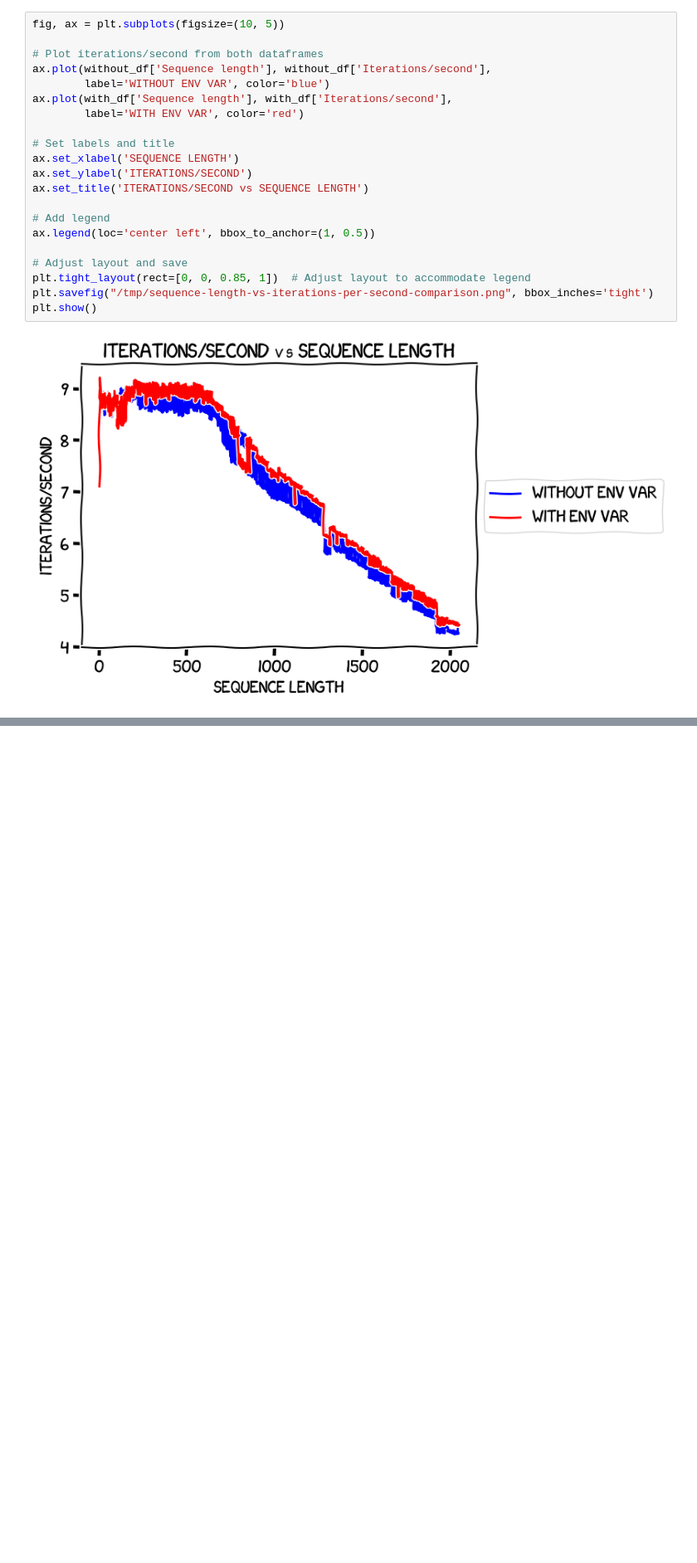
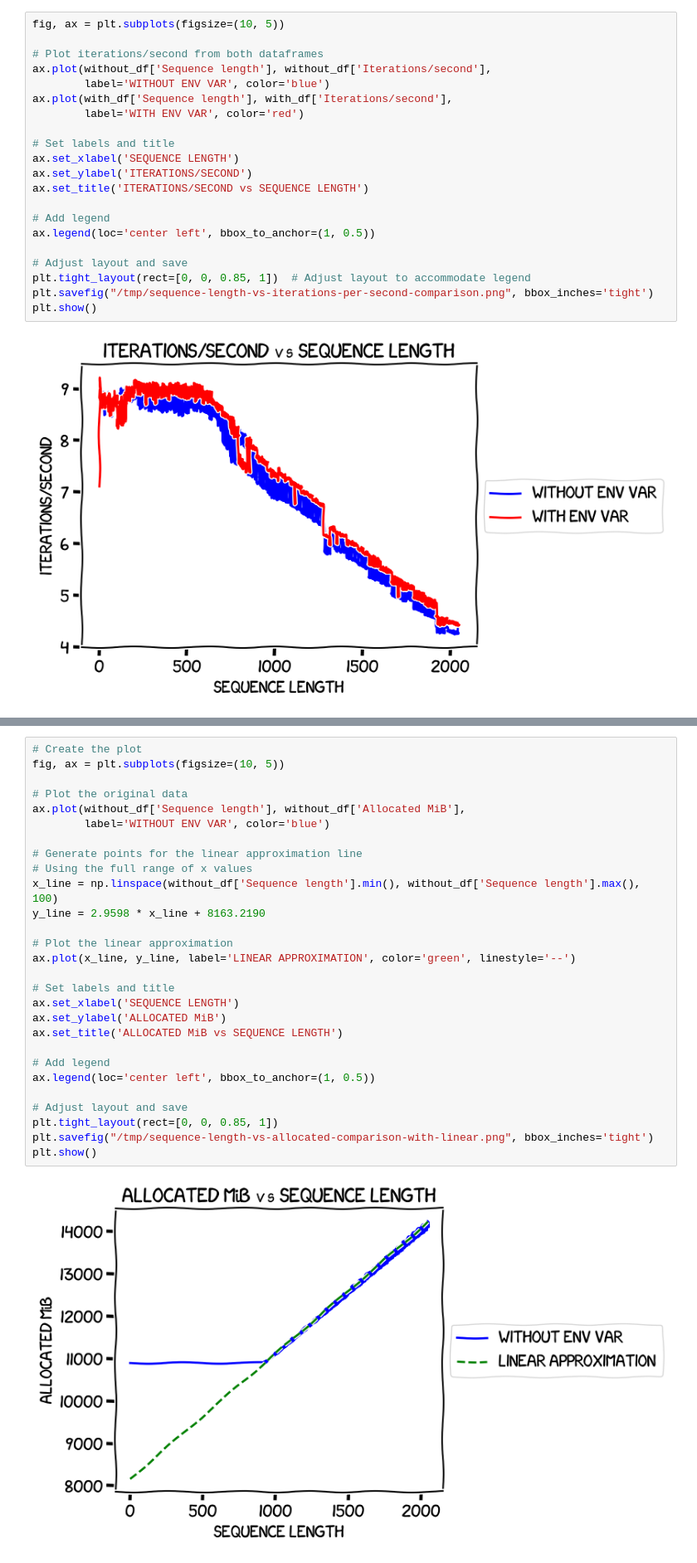
Before and after one commit to gpjt/fine-tune-2024-04, a Jupyter notebook: sequence-length-memory-modeling/charts.ipynb, the cells around one changed output, grey strips where cells are left out. Shown: that part at 83% size. Cells and saved outputs as stored; diff of their text form; blank space fills up the shorter version.

Commit message:
Updated charts

```diff
--- a/sequence-length-memory-modeling/charts.ipynb
+++ b/sequence-length-memory-modeling/charts.ipynb
@@ -124,0 +142,30 @@ plt.show()
+# %%
+# Create the plot
+fig, ax = plt.subplots(figsize=(10, 5))
+
+# Plot the original data
+ax.plot(without_df['Sequence length'], without_df['Allocated MiB'],
+        label='WITHOUT ENV VAR', color='blue')
+
+# Generate points for the linear approximation line
+# Using the full range of x values
+x_line = np.linspace(without_df['Sequence length'].min(), without_df['Sequence length'].max(), 100)
+y_line = 2.9598 * x_line + 8163.2190
+
+# Plot the linear approximation
+ax.plot(x_line, y_line, label='LINEAR APPROXIMATION', color='green', linestyle='--')
+
+# Set labels and title
+ax.set_xlabel('SEQUENCE LENGTH')
+ax.set_ylabel('ALLOCATED MiB')
+ax.set_title('ALLOCATED MiB vs SEQUENCE LENGTH')
+
+# Add legend
+ax.legend(loc='center left', bbox_to_anchor=(1, 0.5))
+
+# Adjust layout and save
+plt.tight_layout(rect=[0, 0, 0.85, 1])
+plt.savefig("/tmp/sequence-length-vs-allocated-comparison-with-linear.png", bbox_inches='tight')
+plt.show()
+# %% [output]
+[figure, added]
```
Also changed, not shown: parts of 2 cells of this notebook.
